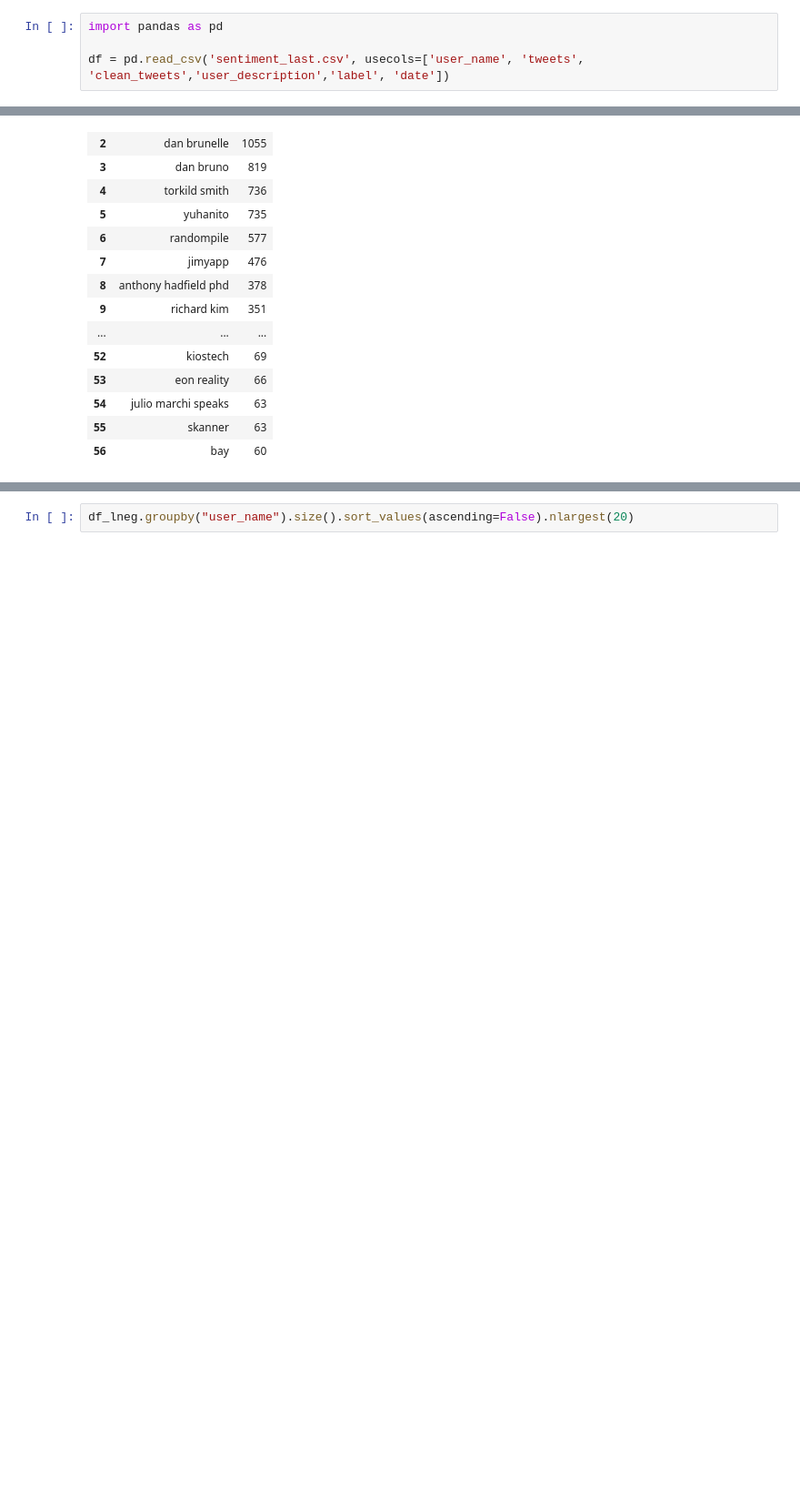
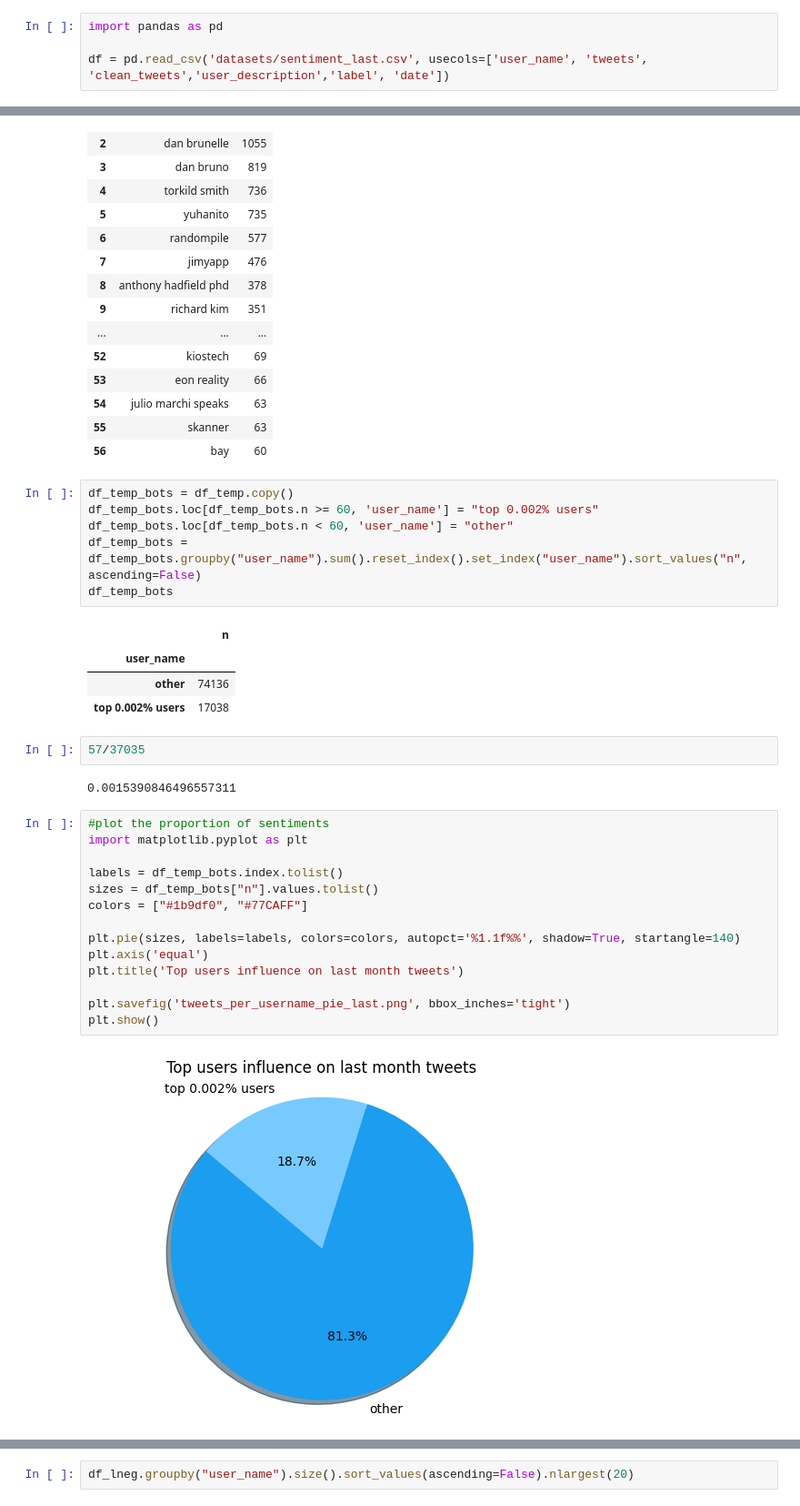
Before and after one commit to Ajkunas/computational-social-media, a Jupyter notebook: emotion_analysis_last.ipynb, the cells around one changed output, grey strips where cells are left out. Shown at 91% size. Cells and saved outputs as stored; diff of their text form; blank space fills up the shorter version.

```diff
--- a/emotion_analysis_last.ipynb
+++ b/emotion_analysis_last.ipynb
@@ -33,7 +33,7 @@ Mounted at /content/drive
 # %%
 import pandas as pd
 
-df = pd.read_csv('sentiment_last.csv', usecols=['user_name', 'tweets', 'clean_tweets','user_description','label', 'date'])
+df = pd.read_csv('datasets/sentiment_last.csv', usecols=['user_name', 'tweets', 'clean_tweets','user_description','label', 'date'])
 # %% [markdown]
 # Preprocessing
 # %%
@@ -735,3 +743,34 @@ df_temp.loc[df_temp.n >= 60]
 | 54 | julio marchi speaks | 63 |
 | 55 | skanner | 63 |
 | 56 | bay | 60 |
+# %%
+df_temp_bots = df_temp.copy()
+df_temp_bots.loc[df_temp_bots.n >= 60, 'user_name'] = "top 0.002% users"
+df_temp_bots.loc[df_temp_bots.n < 60, 'user_name'] = "other"
+df_temp_bots = df_temp_bots.groupby("user_name").sum().reset_index().set_index("user_name").sort_values("n", ascending=False)
+df_temp_bots
+# %% [output]
+|  | n |
+| user_name |  |
+| other | 74136 |
+| top 0.002% users | 17038 |
+# %%
+57/37035
+# %% [output]
+0.0015390846496557311
+# %%
+#plot the proportion of sentiments
+import matplotlib.pyplot as plt
+
+labels = df_temp_bots.index.tolist()
+sizes = df_temp_bots["n"].values.tolist()
+colors = ["#1b9df0", "#77CAFF"]
+
+plt.pie(sizes, labels=labels, colors=colors, autopct='%1.1f%%', shadow=True, startangle=140)
+plt.axis('equal')
+plt.title('Top users influence on last month tweets')
+
+plt.savefig('tweets_per_username_pie_last.png', bbox_inches='tight')
+plt.show()
+# %% [output]
+[figure, added]
```
Also changed, not shown: parts of 12 cells of this notebook, 1 other file.
